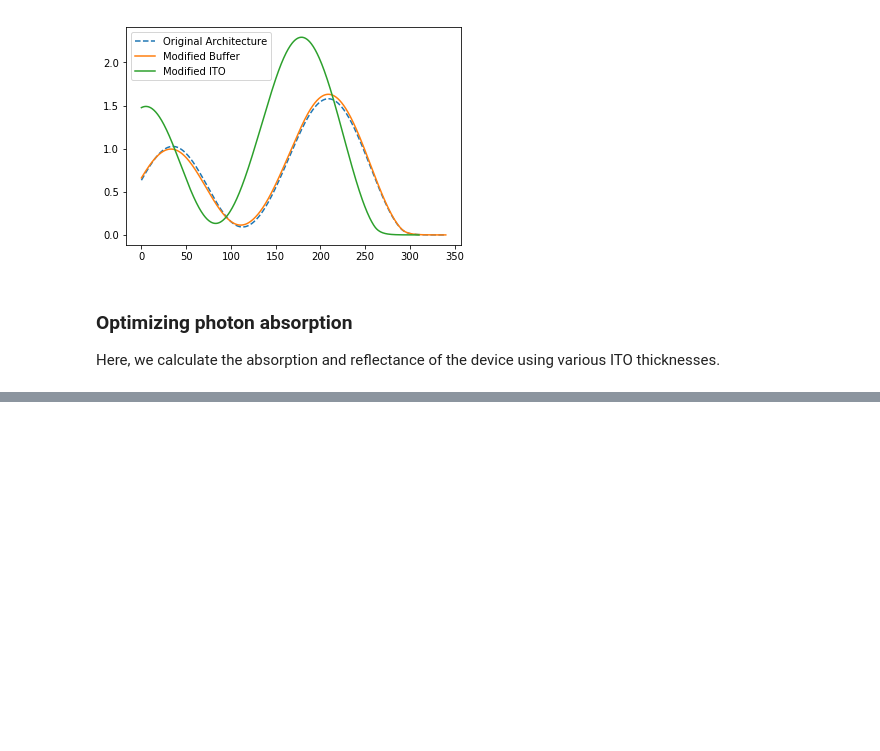
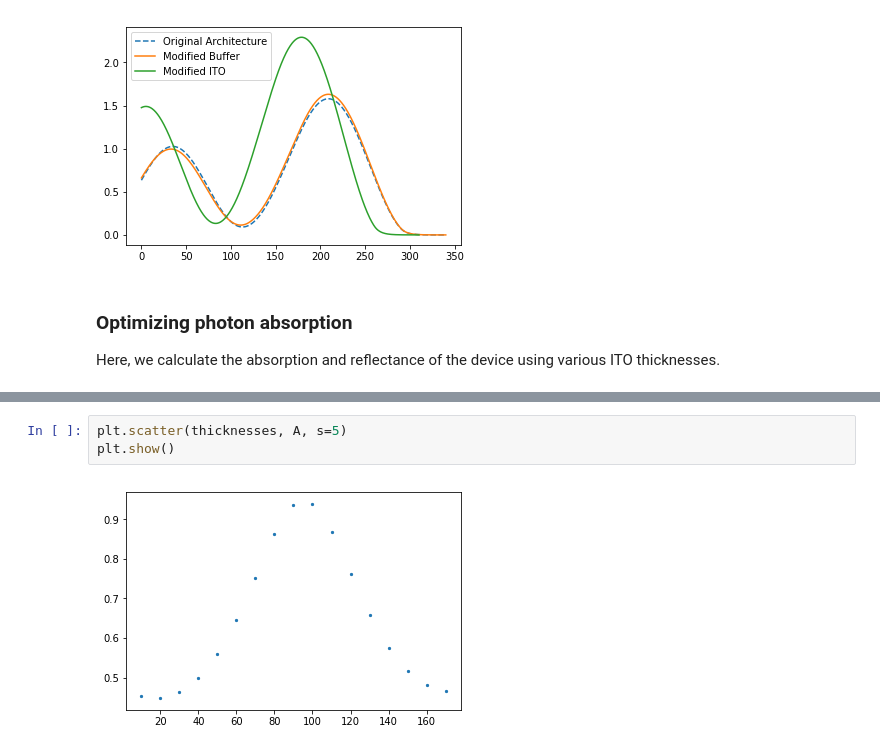
Before and after one commit to JohnPHealey/osc-optical-optimization, a Jupyter notebook: pedot_tfm_simulation.ipynb, the cells around one changed output, grey strips where cells are left out. Drawn from its saved outputs; the diff is of its cells as text; blank space fills up the shorter version.

```diff
--- a/pedot_tfm_simulation.ipynb
+++ b/pedot_tfm_simulation.ipynb
@@ -285,0 +301,5 @@ Here, we calculate the absorption and reflectance of the device using various IT
+# %%
+plt.scatter(thicknesses, A, s=5)
+plt.show()
+# %% [output]
+[figure, added]
```
Also changed, not shown: parts of 1 cell of this notebook.
